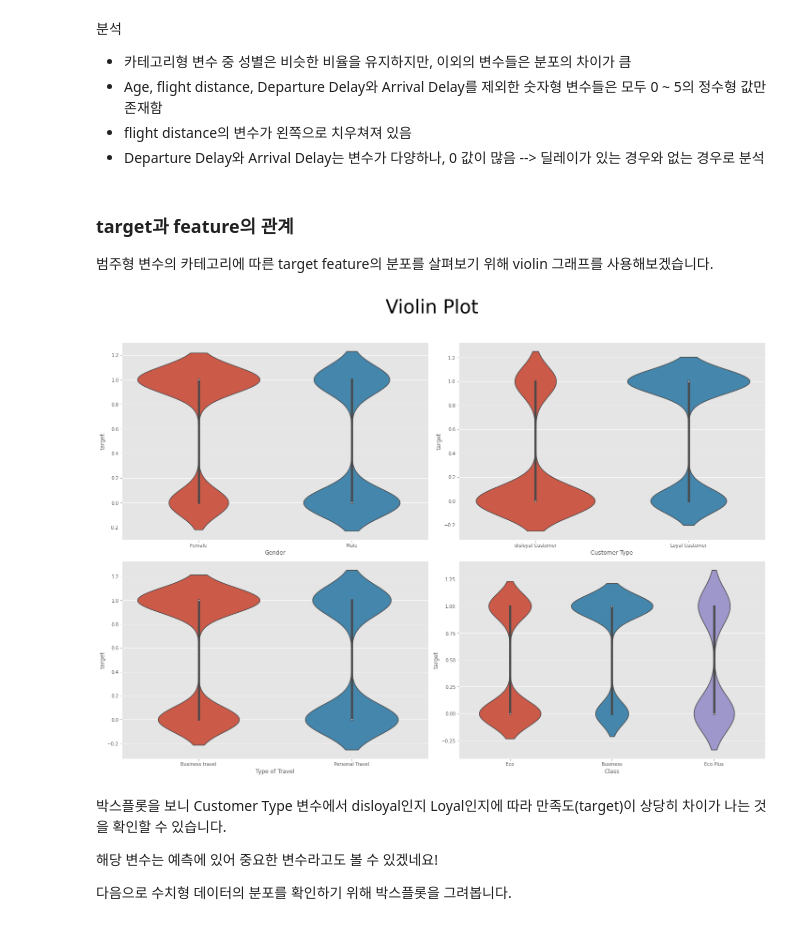
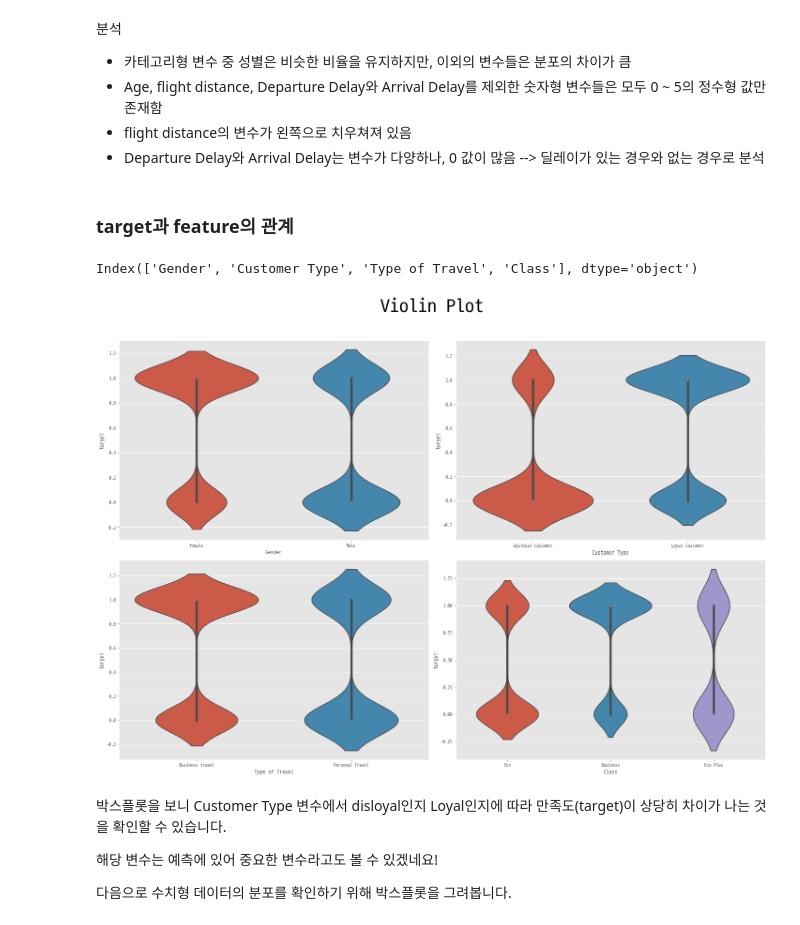
Before and after one commit to Daikoku1/Kaggle, a Jupyter notebook: [DACON] 항공사 고객만족도 예측/EDA.ipynb, the cells around one changed output. Saved outputs shown, nothing was run; the diff lists cells and outputs as text; code cells hidden in the pictures.

```diff
--- a/[DACON] 항공사 고객만족도 예측/EDA.ipynb
+++ b/[DACON] 항공사 고객만족도 예측/EDA.ipynb
@@ -79,3 +76,10 @@ Categories = ['Gender', 'Customer Type', 'Type of Travel', 'Class']
+# %%
+categorical_feature = ['Gender', 'Customer Type', 'Type of Travel', 'Class']
+numeric_feature = ['Age', 'Flight Distance', 'Seat comfort', 'Departure/Arrival time convenient',
+                    'Food and drink', 'Gate location', 'Inflight wifi service','Inflight entertainment',
+                    'Online support', 'Ease of Online booking', 'On-board service', 'Leg room service',
+                    'Baggage handling','Checkin service', 'Cleanliness', 'Online boarding',
+                    'Departure Delay in Minutes', 'Arrival Delay in Minutes']
 # %% [markdown]
 # 2. feature 분포 시각화
 # %%
@@ -106,29 +110,28 @@ plt.show()
 - Age, flight distance, Departure Delay와 Arrival Delay를 제외한 숫자형 변수들은 모두 0 ~ 5의 정수형 값만 존재함
 - flight distance의 변수가 왼쪽으로 치우쳐져 있음
 - Departure Delay와 Arrival Delay는 변수가 다양하나, 0 값이 많음 --> 딜레이가 있는 경우와 없는 경우로 분석
-# %% [markdown]
-### target과 feature의 관계
-
-범주형 변수의 카테고리에 따른 target feature의 분포를 살펴보기 위해 violin 그래프를 사용해보겠습니다.
+# %% [markdown]
+### target과 feature의 관계
+# %%
+categorical_feature
+# %% [output]
+Index(['Gender', 'Customer Type', 'Type of Travel', 'Class'], dtype='object')
 # %%
 # 타겟 설정
 target = "target"
-# 범주형 데이터 분리
-categorical_feature = data.columns[data.dtypes=='object']
 
 plt.figure(figsize=(20,15))
 plt.suptitle("Violin Plot", fontsize=40)
 
-# id는 제외하고 시각화합니다.
-for i in range(len(categorical_feature)):
+for i, feature in enumerate(categorical_feature):
     plt.subplot(2,2,i+1)
-    plt.xlabel(categorical_feature[i])
+    plt.xlabel(feature)
     plt.ylabel(target)
-    sns.violinplot(x= data[categorical_feature[i]], y= data[target])
+    sns.violinplot(x= train[feature], y= train[target])
 plt.tight_layout(rect=[0, 0.03, 1, 0.95])
 plt.show()
 # %% [output]
-[figure, old version]
+[figure, new version]
 # %% [markdown]
 박스플롯을 보니 Customer Type 변수에서 disloyal인지 Loyal인지에 따라 만족도(target)이 상당히 차이가 나는 것을 확인할 수 있습니다.
 
```
Also changed, not shown: parts of 7 cells of this notebook.
